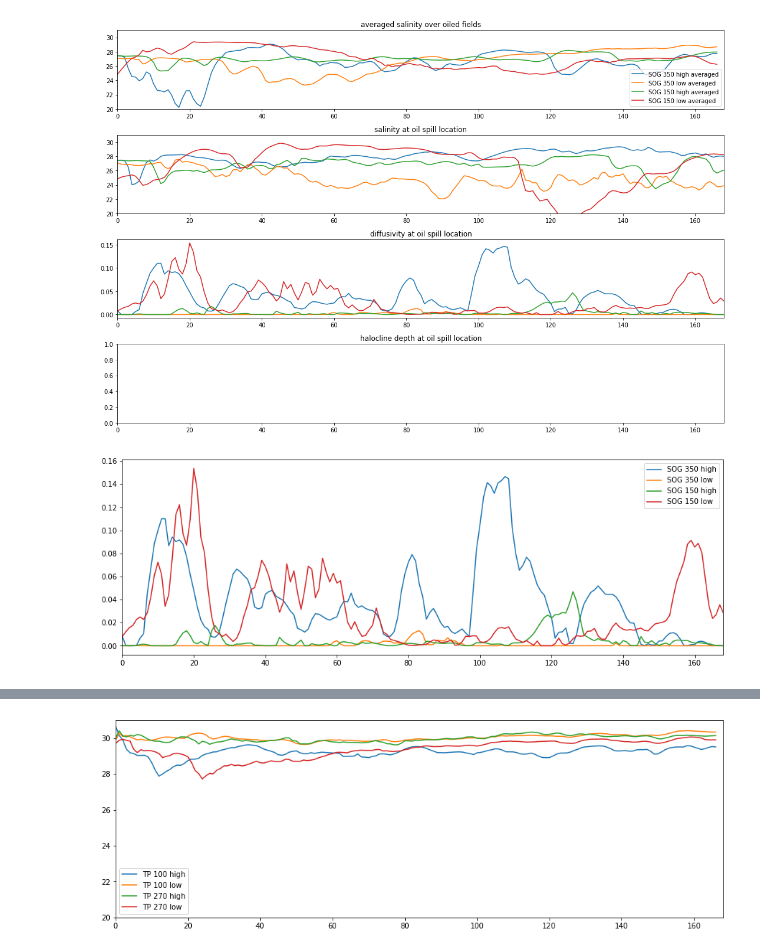
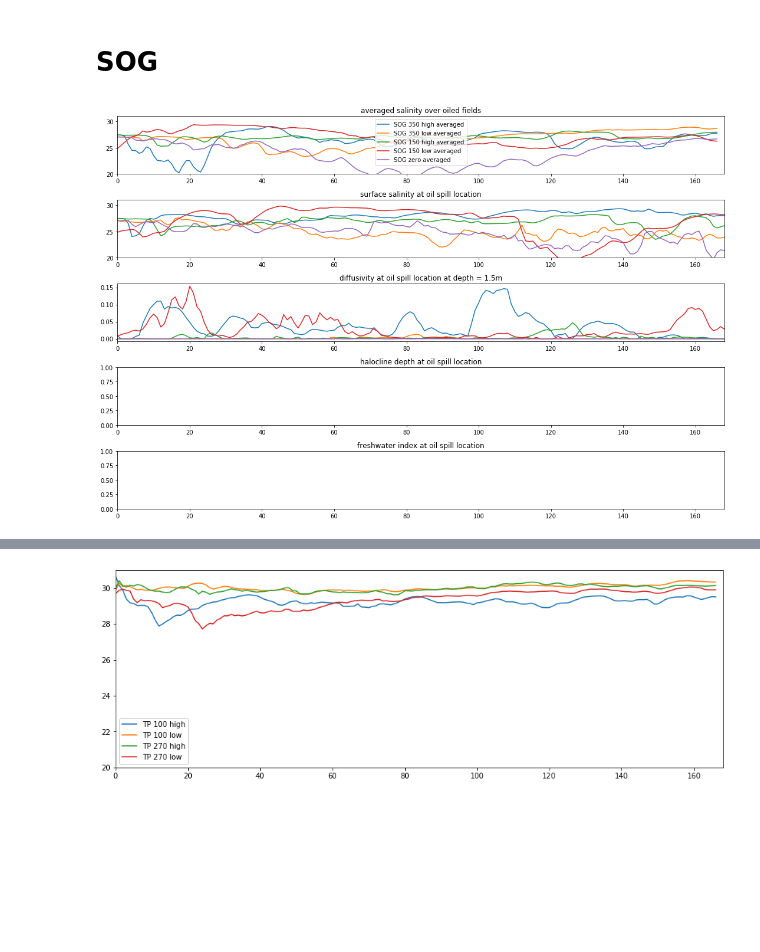
Before and after one commit to SalishSeaCast/analysis-vicky, a Jupyter notebook: notebooks/SixteenRuns.ipynb, the cells around one changed output, grey strips where cells are left out. Saved outputs shown, nothing was run; the diff lists cells and outputs as text; code cells hidden in the pictures; blank space fills up the shorter version.

Commit message:
added zero winds for SOG

```diff
--- a/notebooks/SixteenRuns.ipynb
+++ b/notebooks/SixteenRuns.ipynb
@@ -85,23 +90,29 @@ BP150lowt = h5py.File('/ocean/vdo/MIDOSS/mohid-forcing/BP/fakewinds_19jul15/04ja
+# %%
+zerot = h5py.File('/ocean/vdo/MIDOSS/mohid-forcing/zero_winds/04jan20-11jan20/t.hdf5')
 # %%
 SOG350highsal = np.array([])
 SOG350lowsal = np.array([])
 SOG150highsal = np.array([])
 SOG150lowsal = np.array([])
+SOGzerosal = np.array([])
 
 TP350highsal = np.array([])
 TP350lowsal = np.array([])
 TP150highsal = np.array([])
 TP150lowsal = np.array([])
+TPzerosal = np.array([])
 
 SB350highsal = np.array([])
 SB350lowsal = np.array([])
 SB150highsal = np.array([])
 SB150lowsal = np.array([])
+SBzerosal = np.array([])
 
 BP350highsal = np.array([])
 BP350lowsal = np.array([])
 BP150highsal = np.array([])
 BP150lowsal = np.array([])
+BPzerosal = np.array([])
 
 for hr in range(1,168):
 
@@ -124,6 +135,10 @@ for hr in range(1,168):
     SOG150lowsal = np.append(SOG150lowsal,
                               np.ma.mean(np.ma.masked_array(SOG150lowt['Results']['salinity']['salinity_00' + "{0:03}".format(hr)][-1,:],
                                                             mask = SOG150lowmask)))
+    SOGzeromask = np.ma.masked_equal(SOGzero['Thickness_2D'][hr,:].T, 0).mask
+    SOGzerosal = np.append(SOGzerosal,
+                              np.ma.mean(np.ma.masked_array(zerot['Results']['salinity']['salinity_00' + "{0:03}".format(hr)][-1,:],
+                                                            mask = SOGzeromask)))
 
     TP350highmask = np.ma.masked_equal(TP350high['Thickness_2D'][hr,:].T, 0).mask
     TP350highsal = np.append(TP350highsal,
@@ -144,6 +159,10 @@ for hr in range(1,168):
     TP150lowsal = np.append(TP150lowsal,
                               np.ma.mean(np.ma.masked_array(TP150lowt['Results']['salinity']['salinity_00' + "{0:03}".format(hr)][-1,:],
                                                             mask = TP150lowmask)))
+    TPzeromask = np.ma.masked_equal(TPzero['Thickness_2D'][hr,:].T, 0).mask
+    TPzerosal = np.append(TPzerosal,
+                              np.ma.mean(np.ma.masked_array(zerot['Results']['salinity']['salinity_00' + "{0:03}".format(hr)][-1,:],
+                                                            mask = TPzeromask)))
 
     SB350highmask = np.ma.masked_equal(SB350high['Thickness_2D'][hr,:].T, 0).mask
     SB350highsal = np.append(SB350highsal,
@@ -165,6 +184,11 @@ for hr in range(1,168):
                               np.ma.mean(np.ma.masked_array(SB150lowt['Results']['salinity']['salinity_00' + "{0:03}".format(hr)][-1,:],
                                                             mask = SB150lowmask)))
 
+    SBzeromask = np.ma.masked_equal(SBzero['Thickness_2D'][hr,:].T, 0).mask
+    SBzerosal = np.append(SBzerosal,
+                              np.ma.mean(np.ma.masked_array(zerot['Results']['salinity']['salinity_00' + "{0:03}".format(hr)][-1,:],
+                                                            mask = SBzeromask)))
+
     BP350highmask = np.ma.masked_equal(BP350high['Thickness_2D'][hr,:].T, 0).mask
     BP350highsal = np.append(BP350highsal,
                               np.ma.mean(np.ma.masked_array(BP350hight['Results']['salinity']['salinity_00' + "{0:03}".format(hr)][-1,:],
@@ -184,69 +208,74 @@ for hr in range(1,168):
     BP150lowsal = np.append(BP150lowsal,
                               np.ma.mean(np.ma.masked_array(BP150lowt['Results']['salinity']['salinity_00' + "{0:03}".format(hr)][-1,:],
                                                             mask = BP150lowmask)))
+
+    BPzeromask = np.ma.masked_equal(BPzero['Thickness_2D'][hr,:].T, 0).mask
+    BPzerosal = np.append(BPzerosal,
+                              np.ma.mean(np.ma.masked_array(zerot['Results']['salinity']['salinity_00' + "{0:03}".format(hr)][-1,:],
+                                                            mask = BPzeromask)))
 # %%
 SOGs0 = np.array([])
 SOGs1 = np.array([])
 SOGs2 = np.array([])
 SOGs3 = np.array([])
+SOGs4 = np.array([])
 
 for key in list(SOG350hight['Results']['salinity'].keys()):
     SOGs0 = np.append(SOGs0, SOG350hight['Results']['salinity'][key][-1, 251, 473])
     SOGs1 = np.append(SOGs1, SOG350lowt['Results']['salinity'][key][-1, 251, 473])
     SOGs2 = np.append(SOGs2, SOG150hight['Results']['salinity'][key][-1, 251, 473])
     SOGs3 = np.append(SOGs3, SOG150lowt['Results']['salinity'][key][-1, 251, 473])
+    SOGs4 = np.append(SOGs4, zerot['Results']['salinity'][key][-1, 251, 473])
 # %%
 SOGd0 = np.array([])
 SOGd1 = np.array([])
 SOGd2 = np.array([])
 SOGd3 = np.array([])
+SOGd4 = np.array([])
 
 for key in list(SOG350hight['Results']['Diffusivity'].keys()):
     SOGd0 = np.append(SOGd0, SOG350hight['Results']['Diffusivity'][key][-2, 251, 473])
     SOGd1 = np.append(SOGd1, SOG350lowt['Results']['Diffusivity'][key][-2, 251, 473])
     SOGd2 = np.append(SOGd2, SOG150hight['Results']['Diffusivity'][key][-2, 251, 473])
     SOGd3 = np.append(SOGd3, SOG150lowt['Results']['Diffusivity'][key][-2, 251, 473])
+    SOGd4 = np.append(SOGd4, zerot['Results']['Diffusivity'][key][-2, 251, 473])
+# %% [markdown]
+# SOG
 # %%
-fig, ax = plt.subplots(4, 1, figsize = (15,10))
+fig, ax = plt.subplots(5, 1, figsize = (15,10))
 ax[0].plot(SOG350highsal, label = 'SOG 350 high averaged')
 ax[0].plot(SOG350lowsal, label = 'SOG 350 low averaged')
 ax[0].plot(SOG150highsal, label = 'SOG 150 high averaged')
 ax[0].plot(SOG150lowsal, label = 'SOG 150 low averaged')
+ax[0].plot(SOGzerosal, label = 'SOG zero averaged')
 ax[0].legend()
 ax[0].set_title('averaged salinity over oiled fields')
 ax[0].set_ylim(20,31);
 
 ax[1].plot(SOGs0, label = 'SOG 350 high')
 ax[1].plot(SOGs1,label = 'SOG 350 low')
 ax[1].plot(SOGs2,  label = 'SOG 150 high')
 ax[1].plot(SOGs3, label = 'SOG 150 low')
-ax[1].set_title('salinity at oil spill location')
+ax[1].plot(SOGs4, label = 'SOG zero')
+ax[1].set_title('surface salinity at oil spill location')
 ax[1].set_ylim(20,31);
 
 ax[2].plot(SOGd0, label = 'SOG 350 high')
 ax[2].plot(SOGd1,label = 'SOG 350 low')
 ax[2].plot(SOGd2,  label = 'SOG 150 high')
 ax[2].plot(SOGd3, label = 'SOG 150 low')
-ax[2].set_title('diffusivity at oil spill location')
+ax[2].plot(SOGd4, label = 'SOG zero')
+ax[2].set_title('diffusivity at oil spill location at depth = 1.5m')
 
 ax[3].set_title('halocline depth at oil spill location')
+
+ax[4].set_title('freshwater index at oil spill location')
 
 for a in ax:
     a.set_xlim(0,168)
 plt.tight_layout()
 # %% [output]
-[figure, old version]
+[figure, new version]
-# %%
-fig, ax = plt.subplots(figsize = (15,5))
-ax.plot(SOGd0, label = 'SOG 350 high')
-ax.plot(SOGd1, label = 'SOG 350 low')
-ax.plot(SOGd2, label = 'SOG 150 high')
-ax.plot(SOGd3, label = 'SOG 150 low')
-ax.set_xlim(0,168)
-#ax.set_ylim(20,31)
-ax.legend();
-# %% [output]
-[figure, removed]
 # %%
 file = nc.Dataset('/data/vdo/results/completed-runs/fake_winds/zero_winds/02jan20/SalishSea_1h_20200102_20200102_grid_T.nc')
 # %%
```
Also changed, not shown: parts of 4 cells of this notebook.
